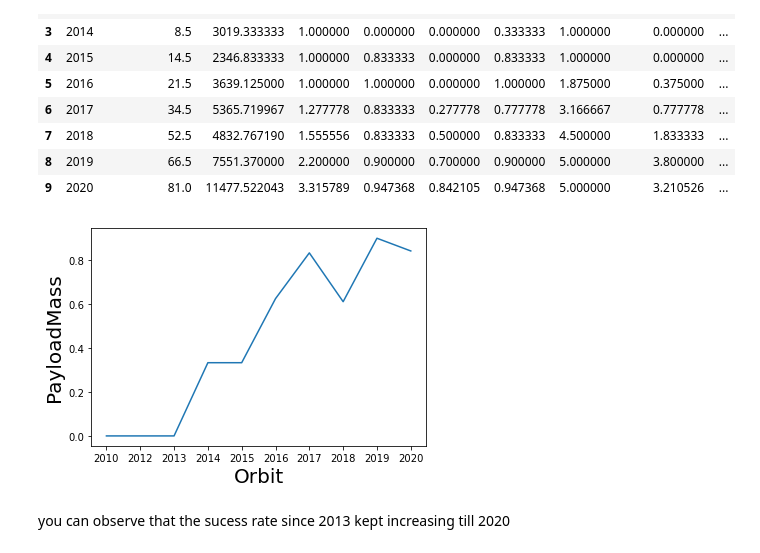
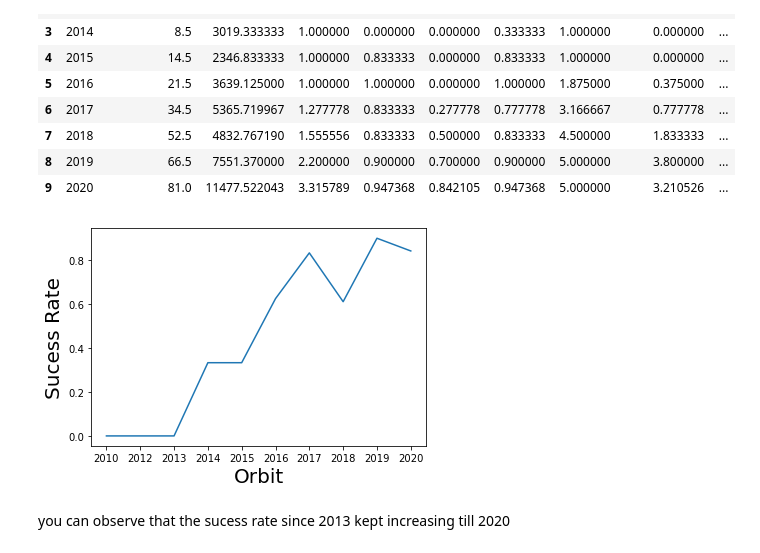
Before and after one commit to EsporteG/Applied-DS-Project-IBM-Coursera, a Jupyter notebook: EXPLORATORY-DATA-ANALYSIS-PANDAS-MATPLOTLIB.ipynb, the cells around one changed output. Saved outputs shown, nothing was run; the diff lists cells and outputs as text; code cells hidden in the pictures.

```diff
--- a/EXPLORATORY-DATA-ANALYSIS-PANDAS-MATPLOTLIB.ipynb
+++ b/EXPLORATORY-DATA-ANALYSIS-PANDAS-MATPLOTLIB.ipynb
@@ -188,11 +195,11 @@ df1
 # %%
 # Plot a line chart with x axis to be the extracted year and y axis to be the success rate
 sns.lineplot(x="Year",y="Class",data=df1)
 plt.xlabel("Orbit",fontsize=20)
-plt.ylabel("PayloadMass",fontsize=20)
+plt.ylabel("Sucess Rate",fontsize=20)
 plt.show()
 # %% [output]
-[figure, old version]
+[figure, new version]
 # %% [markdown]
 you can observe that the sucess rate since 2013 kept increasing till 2020
 # %% [markdown]
```
Also changed, not shown: parts of 2 cells of this notebook.
